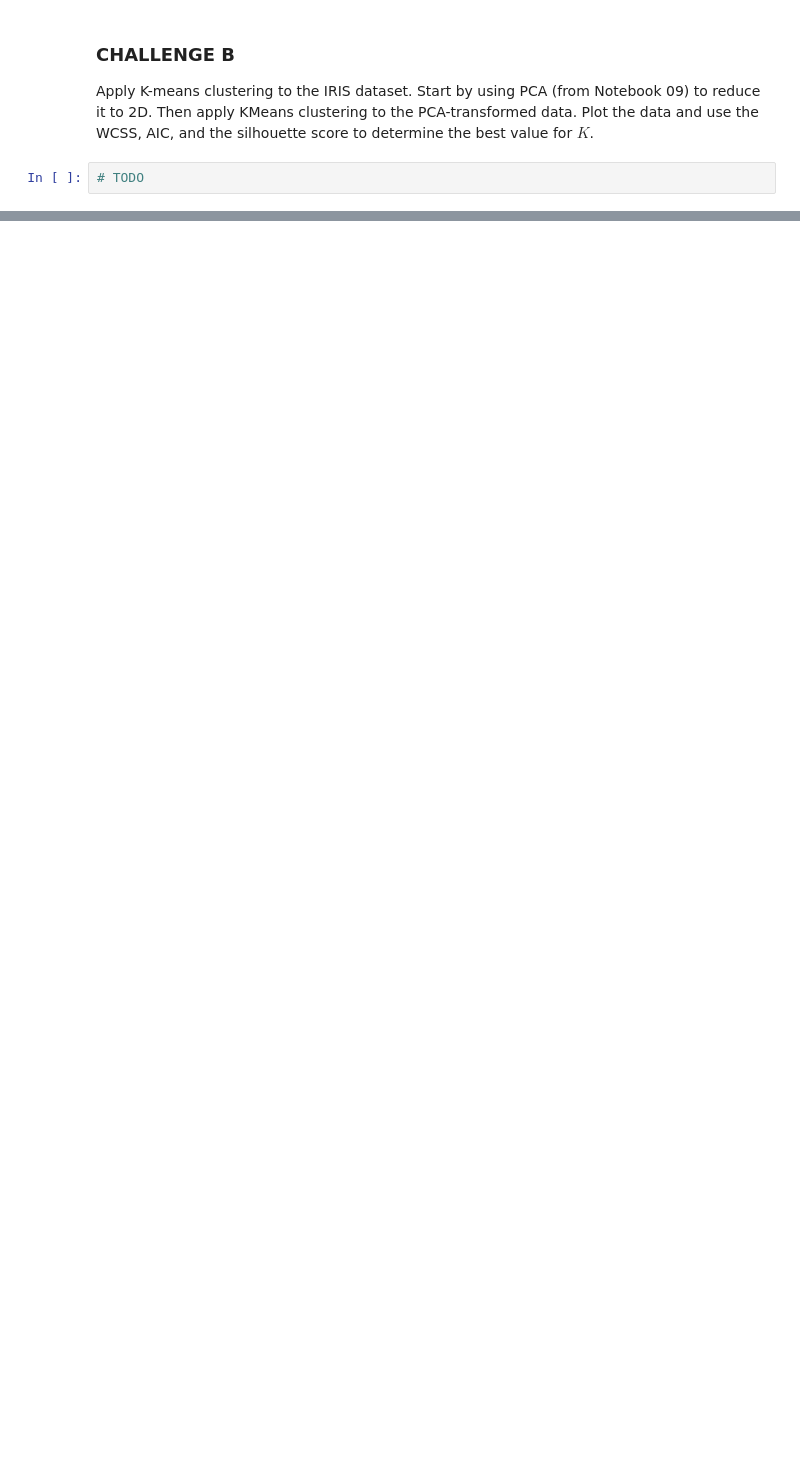
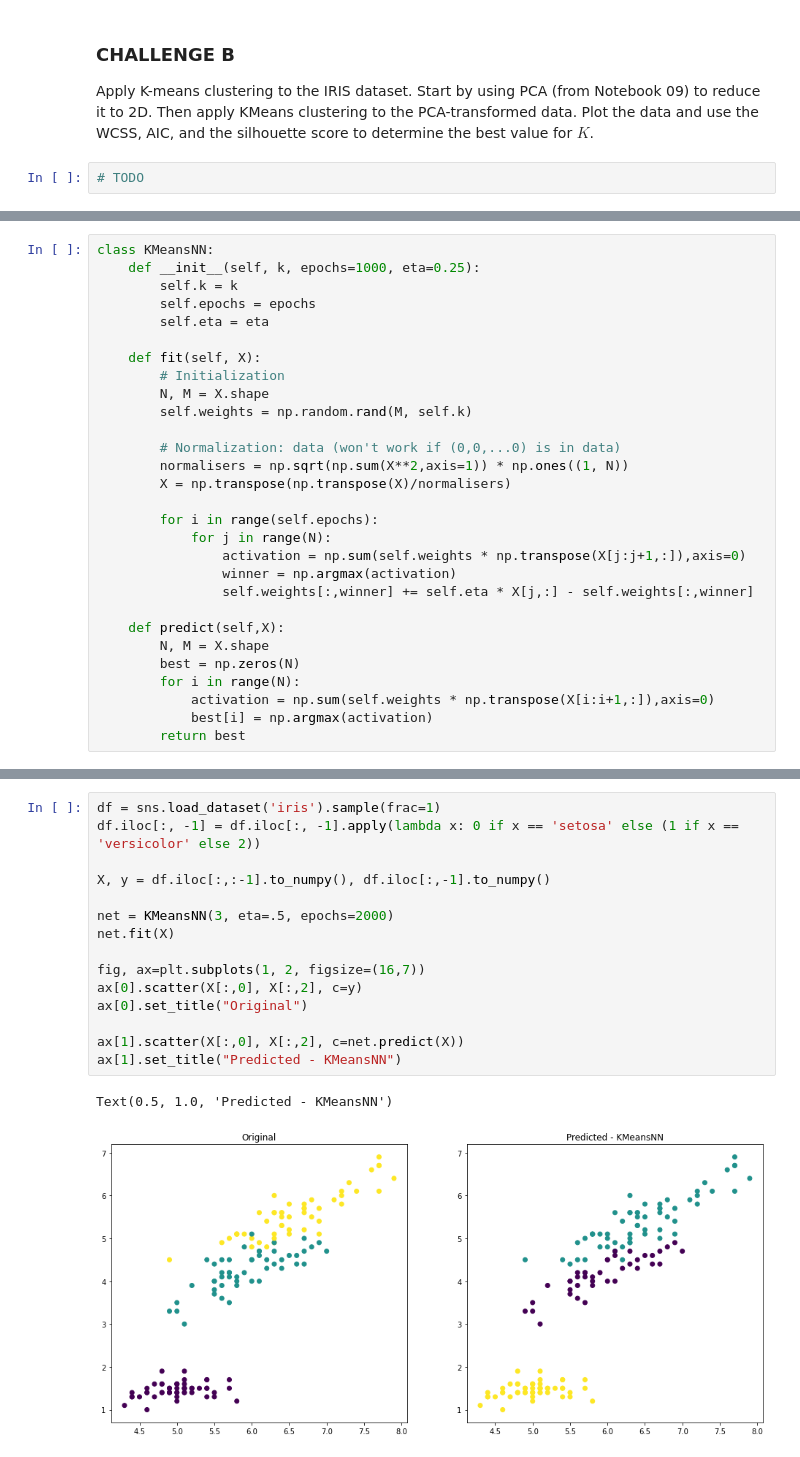
Before and after one commit to jasonsommer/cs6600-notebooks, a Jupyter notebook: 10-unsupervised_learning.ipynb, the cells around one changed output, grey strips where cells are left out. Cells and saved outputs as stored; diff of their text form; blank space fills up the shorter version.

Commit message:
Added KMeansNN

```diff
--- a/10-unsupervised_learning.ipynb
+++ b/10-unsupervised_learning.ipynb
@@ -394,0 +412,29 @@ Apply K-means clustering to the IRIS dataset. Start by using PCA (from Notebook
+# %%
+class KMeansNN:
+    def __init__(self, k, epochs=1000, eta=0.25):
+        self.k = k
+        self.epochs = epochs
+        self.eta = eta
+
+    def fit(self, X):
+        # Initialization
+        N, M = X.shape
+        self.weights = np.random.rand(M, self.k)
+
+        # Normalization: data (won't work if (0,0,...0) is in data)
+        normalisers = np.sqrt(np.sum(X**2,axis=1)) * np.ones((1, N))
+        X = np.transpose(np.transpose(X)/normalisers)
+
+        for i in range(self.epochs):
+            for j in range(N):
+                activation = np.sum(self.weights * np.transpose(X[j:j+1,:]),axis=0)
+                winner = np.argmax(activation)
+                self.weights[:,winner] += self.eta * X[j,:] - self.weights[:,winner]
+
+    def predict(self,X):
+        N, M = X.shape
+        best = np.zeros(N)
+        for i in range(N):
+            activation = np.sum(self.weights * np.transpose(X[i:i+1,:]),axis=0)
+            best[i] = np.argmax(activation)
+        return best
@@ -394,0 +443,18 @@ Apply K-means clustering to the IRIS dataset. Start by using PCA (from Notebook
+# %%
+df = sns.load_dataset('iris').sample(frac=1)
+df.iloc[:, -1] = df.iloc[:, -1].apply(lambda x: 0 if x == 'setosa' else (1 if x == 'versicolor' else 2))
+
+X, y = df.iloc[:,:-1].to_numpy(), df.iloc[:,-1].to_numpy()
+
+net = KMeansNN(3, eta=.5, epochs=2000)
+net.fit(X)
+
+fig, ax=plt.subplots(1, 2, figsize=(16,7))
+ax[0].scatter(X[:,0], X[:,2], c=y)
+ax[0].set_title("Original")
+
+ax[1].scatter(X[:,0], X[:,2], c=net.predict(X))
+ax[1].set_title("Predicted - KMeansNN")
+# %% [output]
+Text(0.5, 1.0, 'Predicted - KMeansNN')
+[figure, added]
```
Also changed, not shown: parts of 12 cells of this notebook.
